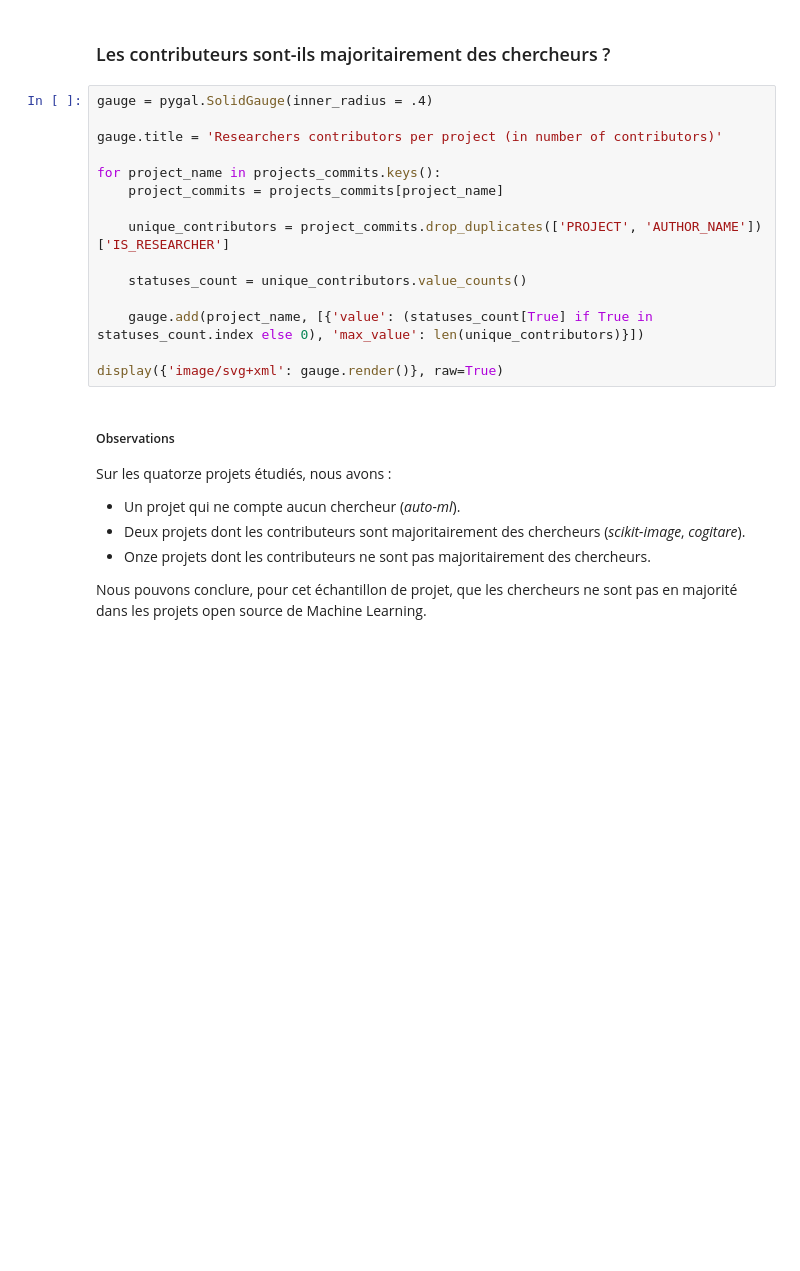
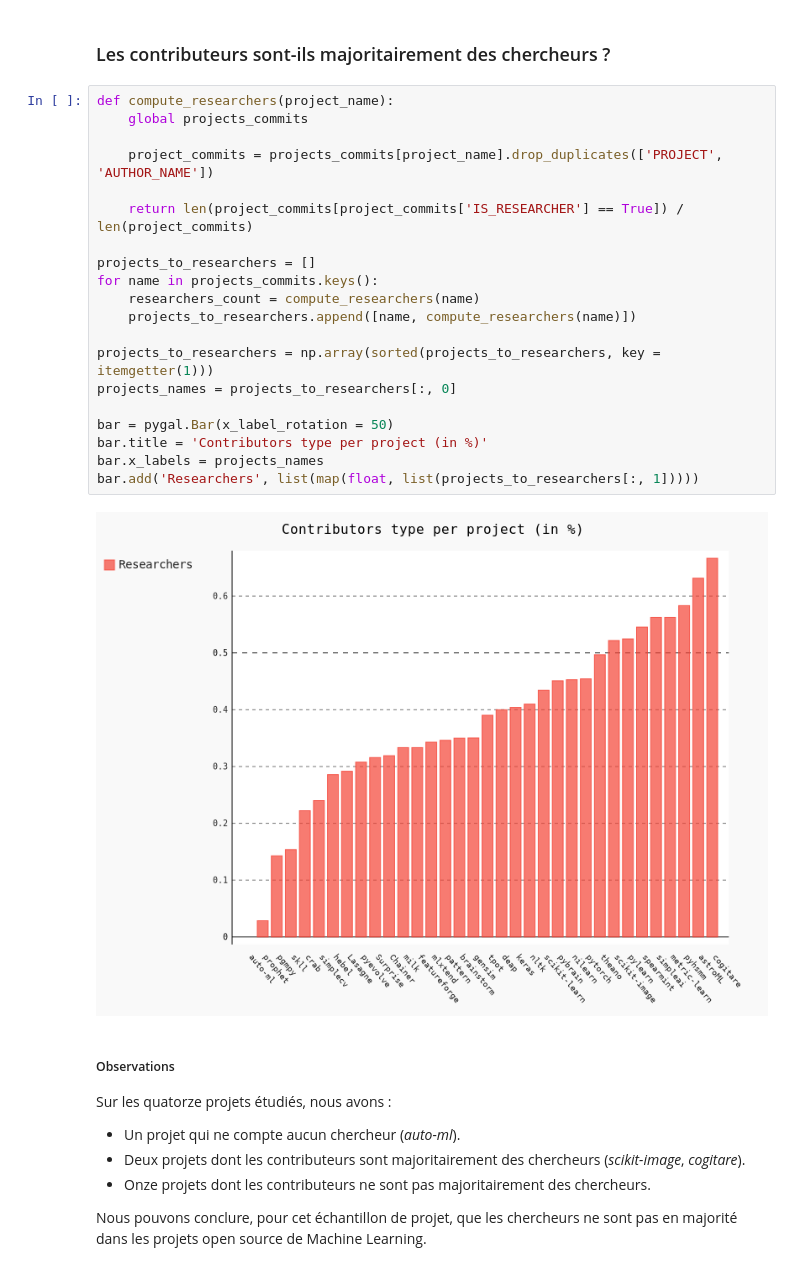
Before and after one commit to AntoineAube/commit-classification, a Jupyter notebook: researchers-contributors/are-these-projects-made-by-researchers.ipynb, the cells around one changed output. Cells and saved outputs as stored; diff of their text form; blank space fills up the shorter version.

```diff
--- a/researchers-contributors/are-these-projects-made-by-researchers.ipynb
+++ b/researchers-contributors/are-these-projects-made-by-researchers.ipynb
@@ -142,20 +144,27 @@ commits.sample(3)
 # %% [markdown]
 ### Les contributeurs sont-ils majoritairement des chercheurs ?
-# %%
-gauge = pygal.SolidGauge(inner_radius = .4)
-
-gauge.title = 'Researchers contributors per project (in number of contributors)'
-
-for project_name in projects_commits.keys():
-    project_commits = projects_commits[project_name]
-
-    unique_contributors = project_commits.drop_duplicates(['PROJECT', 'AUTHOR_NAME'])['IS_RESEARCHER']
-
-    statuses_count = unique_contributors.value_counts()
-
-    gauge.add(project_name, [{'value': (statuses_count[True] if True in statuses_count.index else 0), 'max_value': len(unique_contributors)}])
-
-display({'image/svg+xml': gauge.render()}, raw=True)
+# %%
+def compute_researchers(project_name):
+    global projects_commits
+
+    project_commits = projects_commits[project_name].drop_duplicates(['PROJECT', 'AUTHOR_NAME'])
+
+    return len(project_commits[project_commits['IS_RESEARCHER'] == True]) / len(project_commits)
+
+projects_to_researchers = []
+for name in projects_commits.keys():
+    researchers_count = compute_researchers(name)
+    projects_to_researchers.append([name, compute_researchers(name)])
+
+projects_to_researchers = np.array(sorted(projects_to_researchers, key = itemgetter(1)))
+projects_names = projects_to_researchers[:, 0]
+
+bar = pygal.Bar(x_label_rotation = 50)
+bar.title = 'Contributors type per project (in %)'
+bar.x_labels = projects_names
+bar.add('Researchers', list(map(float, list(projects_to_researchers[:, 1]))))
+# %% [output]
+[figure, added]
 # %% [markdown]
 ##### Observations
 
```
Also changed, not shown: parts of 12 cells of this notebook, 2 other files.
